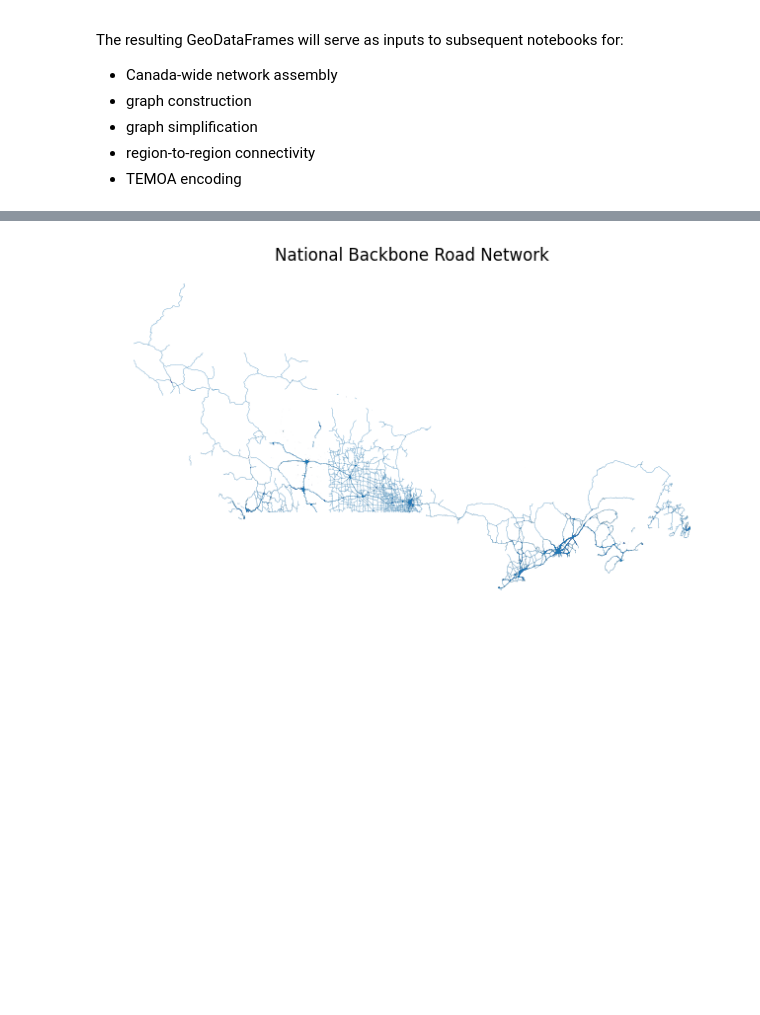
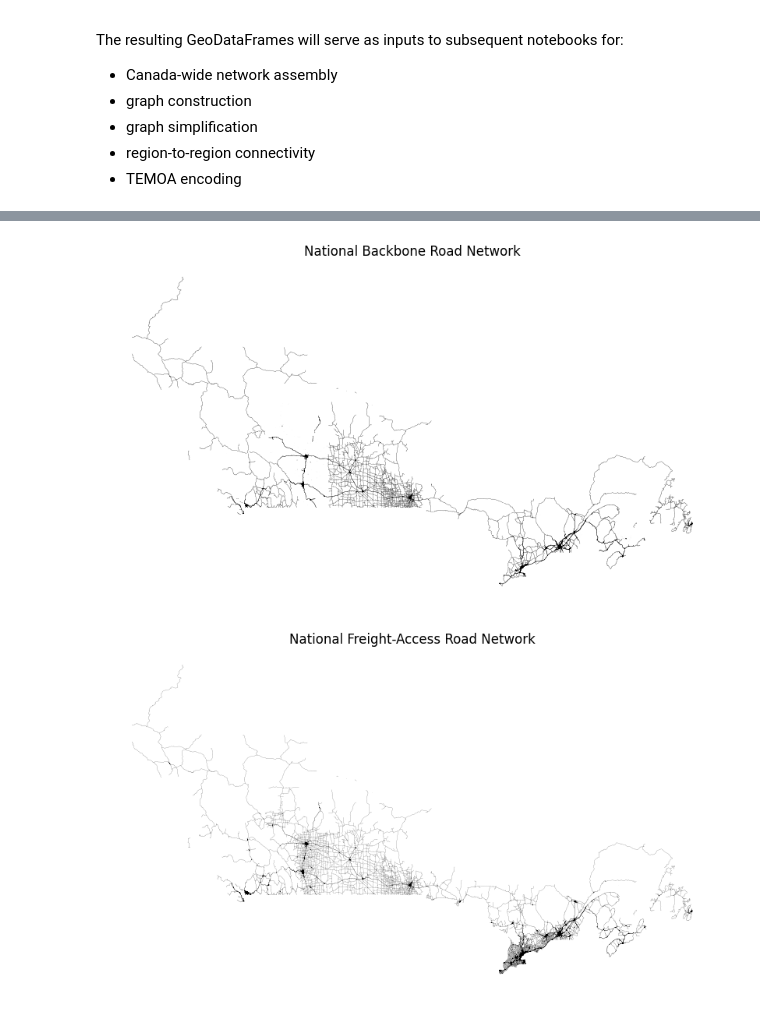
Before and after one commit to andrew-vigars/temoa_geospace, a Jupyter notebook: notebooks/notebook3_build_filtered_nrn_geodata_allProvinces.ipynb, the cells around one changed output, grey strips where cells are left out. Drawn from its saved outputs; the diff is of its cells as text; code cells hidden in the pictures; blank space fills up the shorter version.

```diff
--- a/notebooks/notebook3_build_filtered_nrn_geodata_allProvinces.ipynb
+++ b/notebooks/notebook3_build_filtered_nrn_geodata_allProvinces.ipynb
@@ -117,11 +137,17 @@ def get_gpkg_contents(gpkg_path: Path) -> pd.DataFrame:
 
     Args:
         gpkg_path:
-            Path to a GeoPackage file.
+            Path to a GeoPackage file. Must already exist; sqlite3 will
+            silently create an empty file at this path otherwise.
 
     Returns:
         GeoPackage contents table as a DataFrame.
     """
+
+    if not gpkg_path.exists():
+        raise FileNotFoundError(
+            f"GeoPackage not found at {gpkg_path}."
+        )
 
     with sqlite3.connect(gpkg_path) as conn:
         contents = pd.read_sql_query(
@@ -155,7 +229,13 @@ def get_roadseg_table(gpkg_path: Path) -> str:
         contents["table_name"].str.endswith("_ROADSEG")
     ]["table_name"].tolist()
 
-    if len(matches) != 1:
+    if len(matches) == 0:
+        raise ValueError(
+            f"No ROADSEG table found in {gpkg_path.name}. "
+            f"Available tables: {contents['table_name'].tolist()}"
+        )
+
+    if len(matches) > 1:
         raise ValueError(
             f"Expected exactly one ROADSEG table in {gpkg_path.name}, "
             f"found {len(matches)}: {matches}"
@@ -269,21 +427,37 @@ National freight-access network: 355,600 segments
 # %%
 # Plot the national backbone network.
 
-fig, ax = plt.subplots(
-    figsize=(8, 8)
+def plot_network(
+    gdf: gpd.GeoDataFrame,
+    title: str,
+    linewidth: float = 0.2,
+):
+    fig, ax = plt.subplots(
+        figsize=(8, 8),
+        constrained_layout=True,
+    )
+
+    gdf.plot(
+        ax=ax,
+        linewidth=linewidth,
+        color="black",
+    )
+
+    ax.set_title(title)
+    ax.set_axis_off()
+
+    plt.show()
+
+plot_network(
+    canada_backbone,
+    "National Backbone Road Network",
 )
 
-canada_backbone.plot(
-    ax=ax,
-    linewidth=0.2,
+plot_network(
+    canada_freight_access,
+    "National Freight-Access Road Network",
+    linewidth=0.1,
 )
-
-ax.set_title(
-    "National Backbone Road Network"
-)
-
-ax.set_axis_off()
-
-plt.show()
 # %% [output]
-[figure, old version]
+[figure, new version]
+[figure, added]
```
Also changed, not shown: parts of 18 cells of this notebook, 3 other files.
